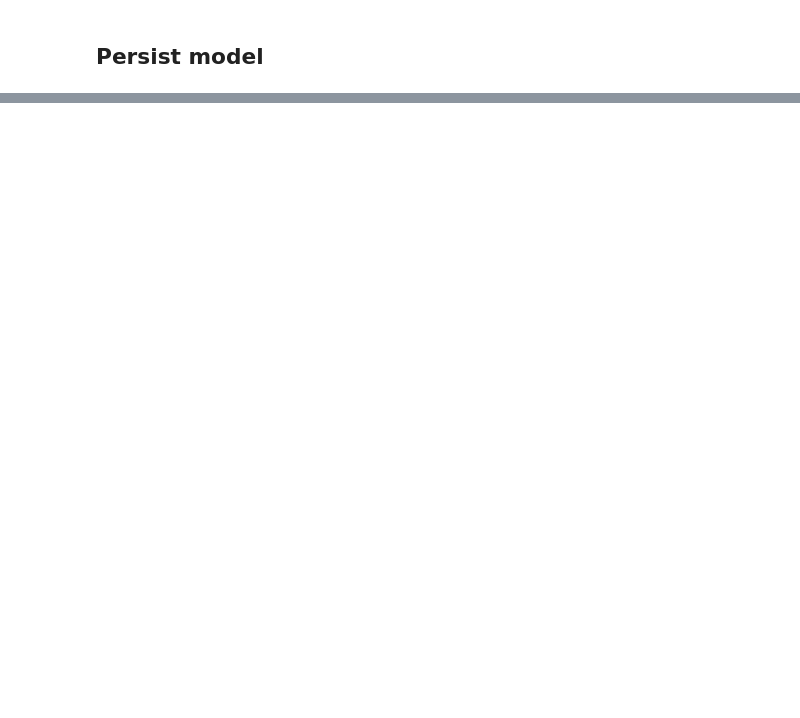
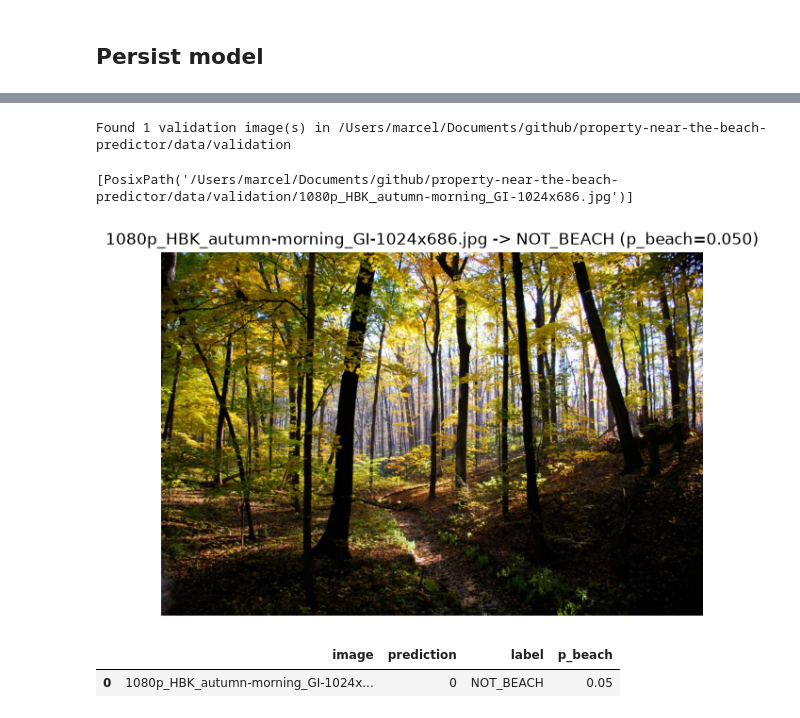
Before and after one commit to marcel-dev-acc/property-near-the-beach-predictor, a Jupyter notebook: notebooks/05_model.ipynb, the cells around one changed output, grey strips where cells are left out. Saved outputs shown, nothing was run; the diff lists cells and outputs as text; code cells hidden in the pictures; blank space fills up the shorter version.

```diff
--- a/notebooks/05_model.ipynb
+++ b/notebooks/05_model.ipynb
@@ -72,0 +170,61 @@ print(f"Saved model -> {model_path}")
+# %%
+import matplotlib.pyplot as plt
+import numpy as np
+from PIL import Image
+
+from src.image_features import ImageFeatureConfig, extract_feature_frame
+from src.model_bundle import unpack_model_bundle
+
+VALIDATION_DIR = DATA_DIR / "validation"
+VALIDATION_EXTS = {".jpg", ".jpeg", ".png"}
+validation_image_paths = sorted(
+    [p for p in VALIDATION_DIR.iterdir() if p.suffix.lower() in VALIDATION_EXTS]
+)
+
+print(f"Found {len(validation_image_paths)} validation image(s) in {VALIDATION_DIR}")
+validation_image_paths
+# %% [output]
+Found 1 validation image(s) in /Users/marcel/Documents/github/property-near-the-beach-predictor/data/validation
+[PosixPath('/Users/marcel/Documents/github/property-near-the-beach-predictor/data/validation/1080p_HBK_autumn-morning_GI-1024x686.jpg')]
+# %%
+if "loaded_bundle" not in globals():
+    loaded_bundle = joblib.load(model_path)
+
+bundle_info = unpack_model_bundle(loaded_bundle)
+feature_config = ImageFeatureConfig(**bundle_info["image_config"])
+results = []
+
+for image_path in validation_image_paths:
+    img = Image.open(image_path).convert("RGB")
+    X_img = extract_feature_frame(
+        [img],
+        config=feature_config,
+        feature_columns=bundle_info["feature_columns"],
+    )
+    pred, prob = predict_with_bundle(loaded_bundle, X_img)
+    pred = int(pred[0])
+    p_beach = float(prob[0])
+
+    label = "BEACH" if pred == 1 else "NOT_BEACH"
+    title = f"{image_path.name} -> {label}"
+    if not np.isnan(p_beach):
+        title += f" (p_beach={p_beach:.3f})"
+
+    plt.figure(figsize=(8, 5))
+    plt.imshow(img)
+    plt.title(title)
+    plt.axis("off")
+    plt.show()
+
+    results.append({
+        "image": image_path.name,
+        "prediction": pred,
+        "label": label,
+        "p_beach": p_beach,
+    })
+
+pd.DataFrame(results).sort_values("p_beach", ascending=False, na_position="last")
+# %% [output]
+[figure, added]
+|  | image | prediction | label | p_beach |
+| 0 | 1080p_HBK_autumn-morning_GI-1024x... | 0 | NOT_BEACH | 0.05 |
```
Also changed, not shown: parts of 11 cells of this notebook, 11 other files.
